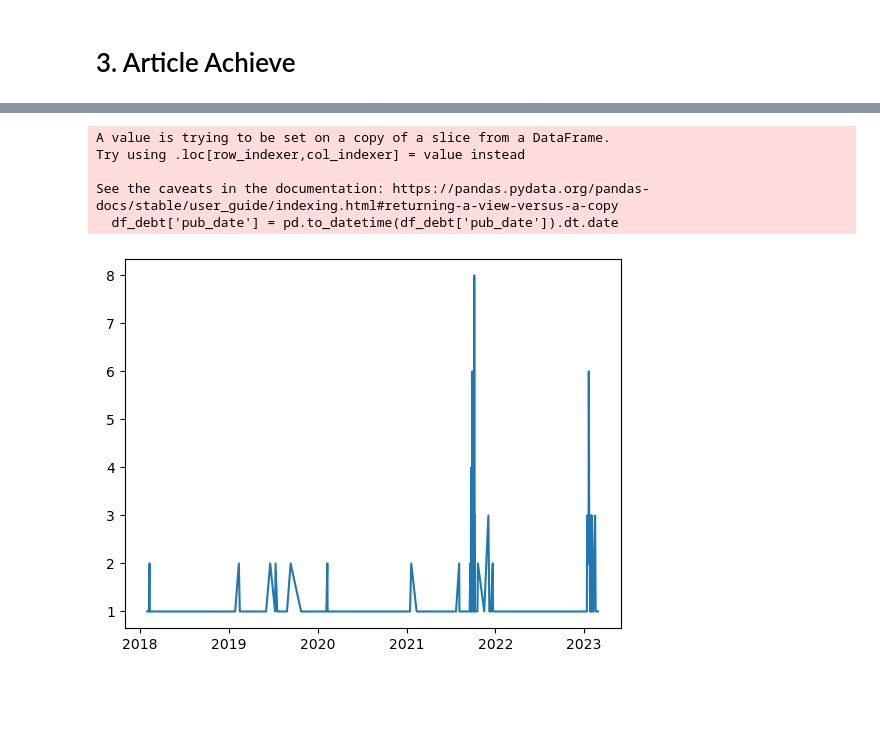
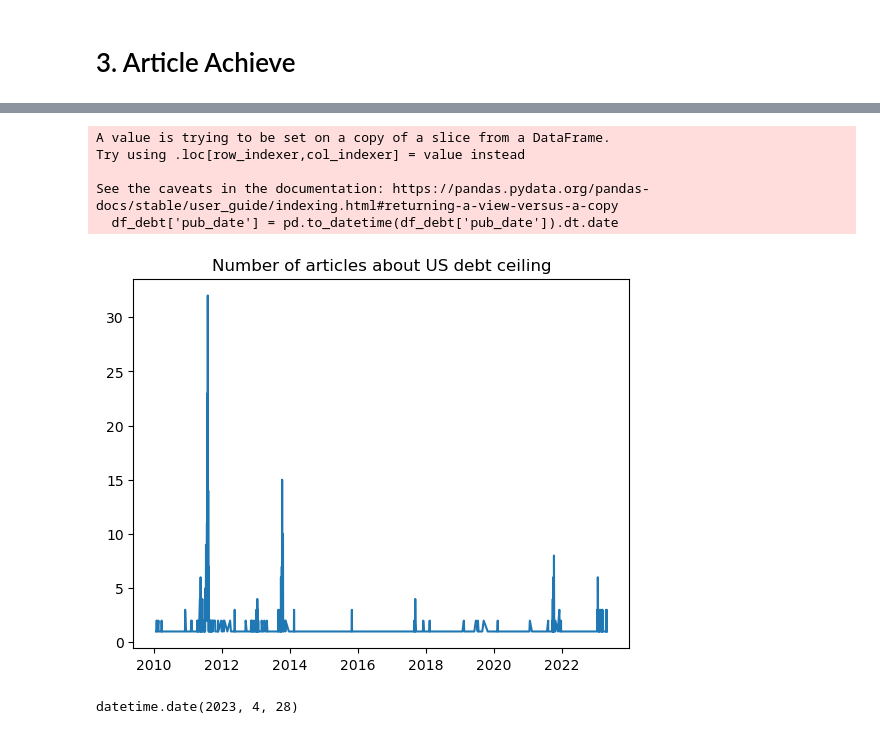
Before and after one commit to joyyuan89/FinAI, a Jupyter notebook: case_study/debt_ceiling/debt_ceiling_nyt.ipynb, the cells around one changed output, grey strips where cells are left out. Cells and saved outputs as stored; diff of their text form; code cells hidden in the pictures; blank space fills up the shorter version.

Commit message:
update debt ceiling

```diff
--- a/case_study/debt_ceiling/debt_ceiling_nyt.ipynb
+++ b/case_study/debt_ceiling/debt_ceiling_nyt.ipynb
@@ -164,16 +317,25 @@ df_debt = df_all[df_all['keywords'].apply(lambda x: 'National Debt (US)' in str(
+# %%
+df_debt = df_all[df_all['keywords'].apply(lambda x: 'National Debt (US)' in str(x))]
+df_debt['pub_date'] = pd.to_datetime(df_debt['pub_date']).dt.date
+
+# save to csv
+df_debt.to_csv('/Users/jiayue.yuan/Documents/GitHub/FinAI/case_study/debt_ceiling/debt_ceiling_nyt.csv', index=False)
+# %% [output]
+A value is trying to be set on a copy of a slice from a DataFrame.
+Try using .loc[row_indexer,col_indexer] = value instead
+
+See the caveats in the documentation: https://pandas.pydata.org/pandas-docs/stable/user_guide/indexing.html#returning-a-view-versus-a-copy
+  df_debt['pub_date'] = pd.to_datetime(df_debt['pub_date']).dt.date
 # %%
-# count the number of articles for each day
-df_debt['pub_date'] = pd.to_datetime(df_debt['pub_date']).dt.date
-df_debt['pub_date'].value_counts().to_frame()
-
 # plot the number of articles for each day
 import matplotlib.pyplot as plt
 df_debt['pub_date'].value_counts().plot()
+#add title
+plt.title('Number of articles about US debt ceiling')
 plt.show()
 # %% [output]
-A value is trying to be set on a copy of a slice from a DataFrame.
-Try using .loc[row_indexer,col_indexer] = value instead
-
-See the caveats in the documentation: https://pandas.pydata.org/pandas-docs/stable/user_guide/indexing.html#returning-a-view-versus-a-copy
-  df_debt['pub_date'] = pd.to_datetime(df_debt['pub_date']).dt.date
-[figure, old version]
+[figure, new version]
+# %%
+df_debt.pub_date.max()
+# %% [output]
+datetime.date(2023, 4, 28)
```
Also changed, not shown: parts of 15 cells of this notebook, 3 other files.
